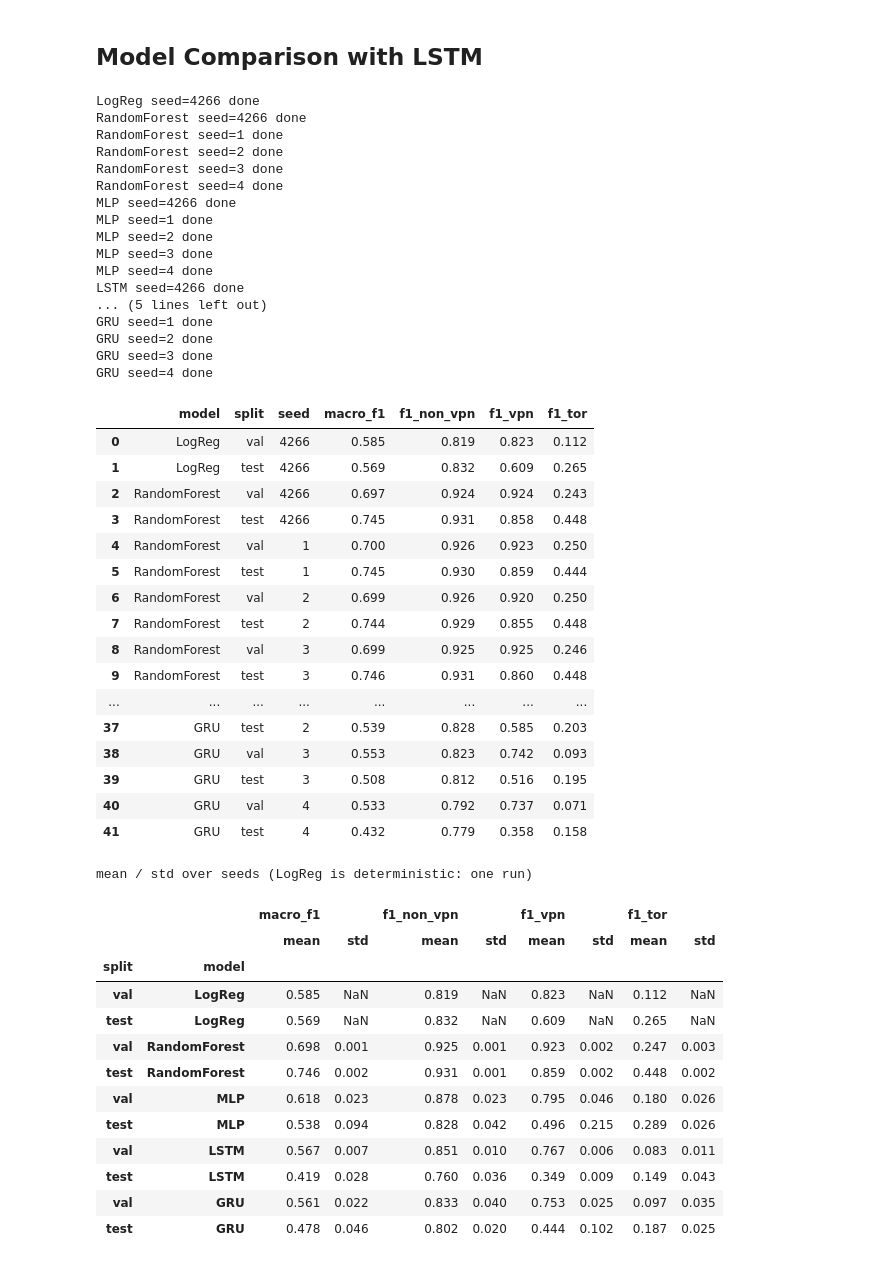
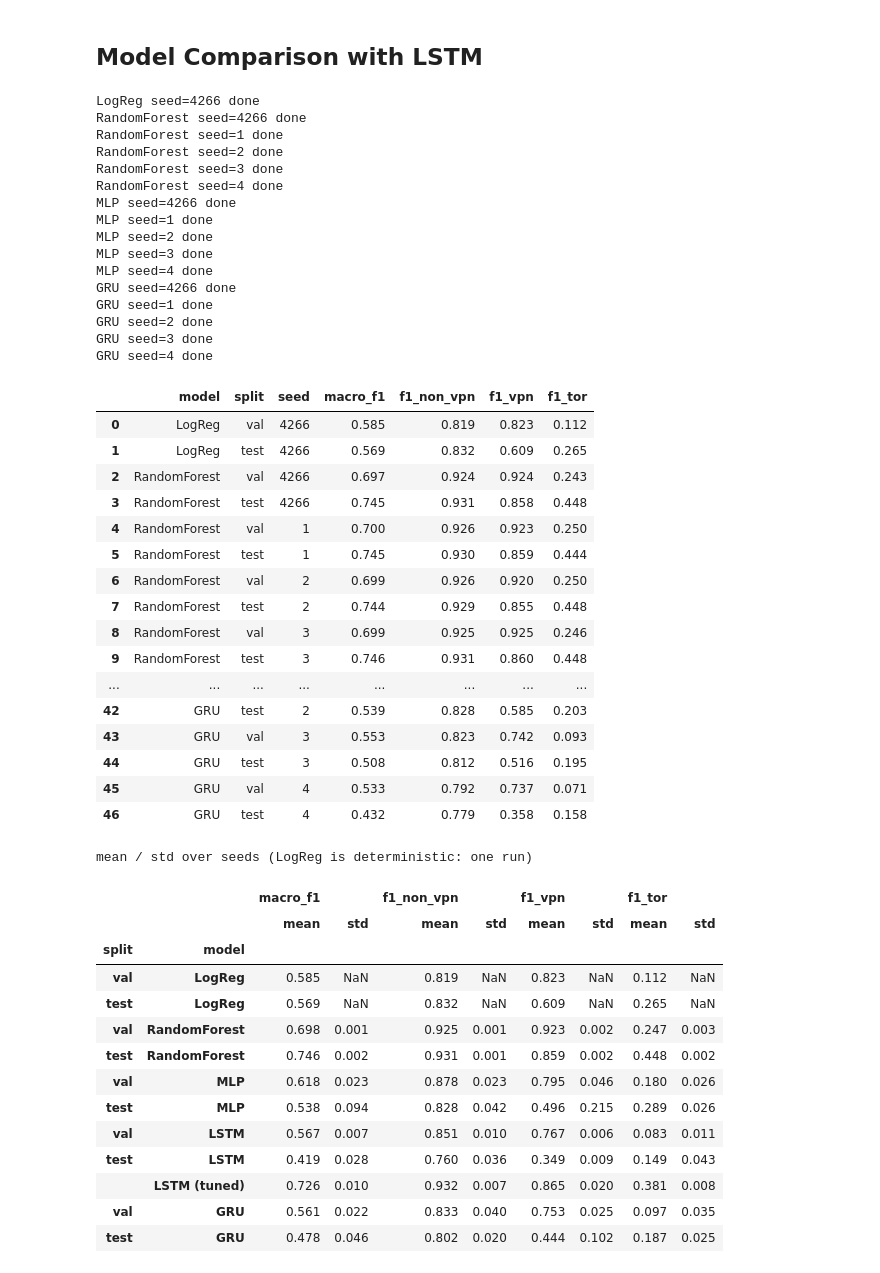
Before and after one commit to ZhiSherng/encrypted_traffic_classification, a Jupyter notebook: eda_cleaning.ipynb, the cells around one changed output. Saved outputs shown, nothing was run; the diff lists cells and outputs as text; code cells hidden in the pictures.

Commit message:
LSTM Model files

```diff
--- a/eda_cleaning.ipynb
+++ b/eda_cleaning.ipynb
@@ -1259,8 +1054,10 @@ labels = ["non_vpn", "vpn", "tor"]
 versions = {"A (no aug)": (X_train, y_train), "B (aug)": (X_train_aug, y_train_aug)}
 
 # 1. CONFUSION MATRIX: where do Tor flows go, and where did VPN recall go?
+preds = {}   # val predictions per version (seed 4266), reused below
 for name, (Xtr, ytr) in versions.items():
-    cm = confusion_matrix(y_val, fit_predict(Xtr, ytr), labels=labels)
+    preds[name] = fit_predict(Xtr, ytr)
+    cm = confusion_matrix(y_val, preds[name], labels=labels)
     print(f"\n=== Confusion matrix: {name} (rows = true, cols = predicted) ===")
     print(pd.DataFrame(cm, index=[f"true_{l}" for l in labels], columns=[f"pred_{l}" for l in labels]))
 
@@ -1269,7 +1066,7 @@ print("\n=== Tor streams in TRAIN (top 10) ===")
 print(df_capped.iloc[train_idx].query("network_type == 'tor'")["stream_id"].value_counts().head(10))
 
 val_df = df_capped.iloc[val_idx].copy()
-val_df["pred"] = fit_predict(X_train_aug, y_train_aug)
+val_df["pred"] = preds["B (aug)"]
 tor_val = val_df[val_df["network_type"] == "tor"].assign(caught=lambda d: d["pred"].eq("tor"))
 print("\n=== Tor streams in VAL: how many flows the model (B) caught ===")
 print(tor_val.groupby("stream_id").agg(flows=("caught", "size"), caught=("caught", "sum"))
@@ -1618,10 +1351,14 @@ bundle = make_bundle(X_train, y_train, X_validation, y_validation, X_test, y_tes
 
 comp_rows = []
 for name, spec in MODELS.items():
+    if spec["kind"] == "cached":   # LSTM scores come from the CSVs written by the training scripts, not retrained here
+        cached = pd.read_csv(spec["path"]).assign(model=name)
+        comp_rows += cached[["model", "split", "seed", "macro_f1", *[f"f1_{c}" for c in CLASSES]]].to_dict("records")
+        continue
     for seed in SEEDS[:spec.get("n_seeds", len(SEEDS))]:
         pred_va, pred_te = fit_and_predict(name, bundle, seed)
-        comp_rows.append(score_row(name, "val",  bundle["yva"], pred_va, seed=seed))
-        comp_rows.append(score_row(name, "test", bundle["yte"], pred_te, seed=seed))
+        comp_rows.append(score_row(bundle["yva"], pred_va, model=name, split="val",  seed=seed))
+        comp_rows.append(score_row(bundle["yte"], pred_te, model=name, split="test", seed=seed))
         print(f"{name} seed={seed} done")
 
 comparison = pd.DataFrame(comp_rows)
@@ -1642,40 +1379,40 @@ MLP seed=1 done
 MLP seed=2 done
 MLP seed=3 done
 MLP seed=4 done
-LSTM seed=4266 done
-... (5 lines left out)
+GRU seed=4266 done
 GRU seed=1 done
 GRU seed=2 done
 GRU seed=3 done
 GRU seed=4 done
 |  | model | split | seed | macro_f1 | f1_non_vpn | f1_vpn | f1_tor |
 | 0 | LogReg | val | 4266 | 0.585 | 0.819 | 0.823 | 0.112 |
 | 1 | LogReg | test | 4266 | 0.569 | 0.832 | 0.609 | 0.265 |
 | 2 | RandomForest | val | 4266 | 0.697 | 0.924 | 0.924 | 0.243 |
 | 3 | RandomForest | test | 4266 | 0.745 | 0.931 | 0.858 | 0.448 |
 | 4 | RandomForest | val | 1 | 0.700 | 0.926 | 0.923 | 0.250 |
 | 5 | RandomForest | test | 1 | 0.745 | 0.930 | 0.859 | 0.444 |
 | 6 | RandomForest | val | 2 | 0.699 | 0.926 | 0.920 | 0.250 |
 | 7 | RandomForest | test | 2 | 0.744 | 0.929 | 0.855 | 0.448 |
 | 8 | RandomForest | val | 3 | 0.699 | 0.925 | 0.925 | 0.246 |
 | 9 | RandomForest | test | 3 | 0.746 | 0.931 | 0.860 | 0.448 |
 | ... | ... | ... | ... | ... | ... | ... | ... |
-| 37 | GRU | test | 2 | 0.539 | 0.828 | 0.585 | 0.203 |
-| 38 | GRU | val | 3 | 0.553 | 0.823 | 0.742 | 0.093 |
-| 39 | GRU | test | 3 | 0.508 | 0.812 | 0.516 | 0.195 |
-| 40 | GRU | val | 4 | 0.533 | 0.792 | 0.737 | 0.071 |
-| 41 | GRU | test | 4 | 0.432 | 0.779 | 0.358 | 0.158 |
+| 42 | GRU | test | 2 | 0.539 | 0.828 | 0.585 | 0.203 |
+| 43 | GRU | val | 3 | 0.553 | 0.823 | 0.742 | 0.093 |
+| 44 | GRU | test | 3 | 0.508 | 0.812 | 0.516 | 0.195 |
+| 45 | GRU | val | 4 | 0.533 | 0.792 | 0.737 | 0.071 |
+| 46 | GRU | test | 4 | 0.432 | 0.779 | 0.358 | 0.158 |
 mean / std over seeds (LogReg is deterministic: one run)
 |  |  | macro_f1 |  | f1_non_vpn |  | f1_vpn |  | f1_tor |  |
 |  |  | mean | std | mean | std | mean | std | mean | std |
 | split | model |  |  |  |  |  |  |  |  |
 | val | LogReg | 0.585 | NaN | 0.819 | NaN | 0.823 | NaN | 0.112 | NaN |
 | test | LogReg | 0.569 | NaN | 0.832 | NaN | 0.609 | NaN | 0.265 | NaN |
 | val | RandomForest | 0.698 | 0.001 | 0.925 | 0.001 | 0.923 | 0.002 | 0.247 | 0.003 |
 | test | RandomForest | 0.746 | 0.002 | 0.931 | 0.001 | 0.859 | 0.002 | 0.448 | 0.002 |
 | val | MLP | 0.618 | 0.023 | 0.878 | 0.023 | 0.795 | 0.046 | 0.180 | 0.026 |
 | test | MLP | 0.538 | 0.094 | 0.828 | 0.042 | 0.496 | 0.215 | 0.289 | 0.026 |
 | val | LSTM | 0.567 | 0.007 | 0.851 | 0.010 | 0.767 | 0.006 | 0.083 | 0.011 |
 | test | LSTM | 0.419 | 0.028 | 0.760 | 0.036 | 0.349 | 0.009 | 0.149 | 0.043 |
+|  | LSTM (tuned) | 0.726 | 0.010 | 0.932 | 0.007 | 0.865 | 0.020 | 0.381 | 0.008 |
 | val | GRU | 0.561 | 0.022 | 0.833 | 0.040 | 0.753 | 0.025 | 0.097 | 0.035 |
 | test | GRU | 0.478 | 0.046 | 0.802 | 0.020 | 0.444 | 0.102 | 0.187 | 0.025 |
```
Also changed, not shown: parts of 15 cells of this notebook, 7 other files.
